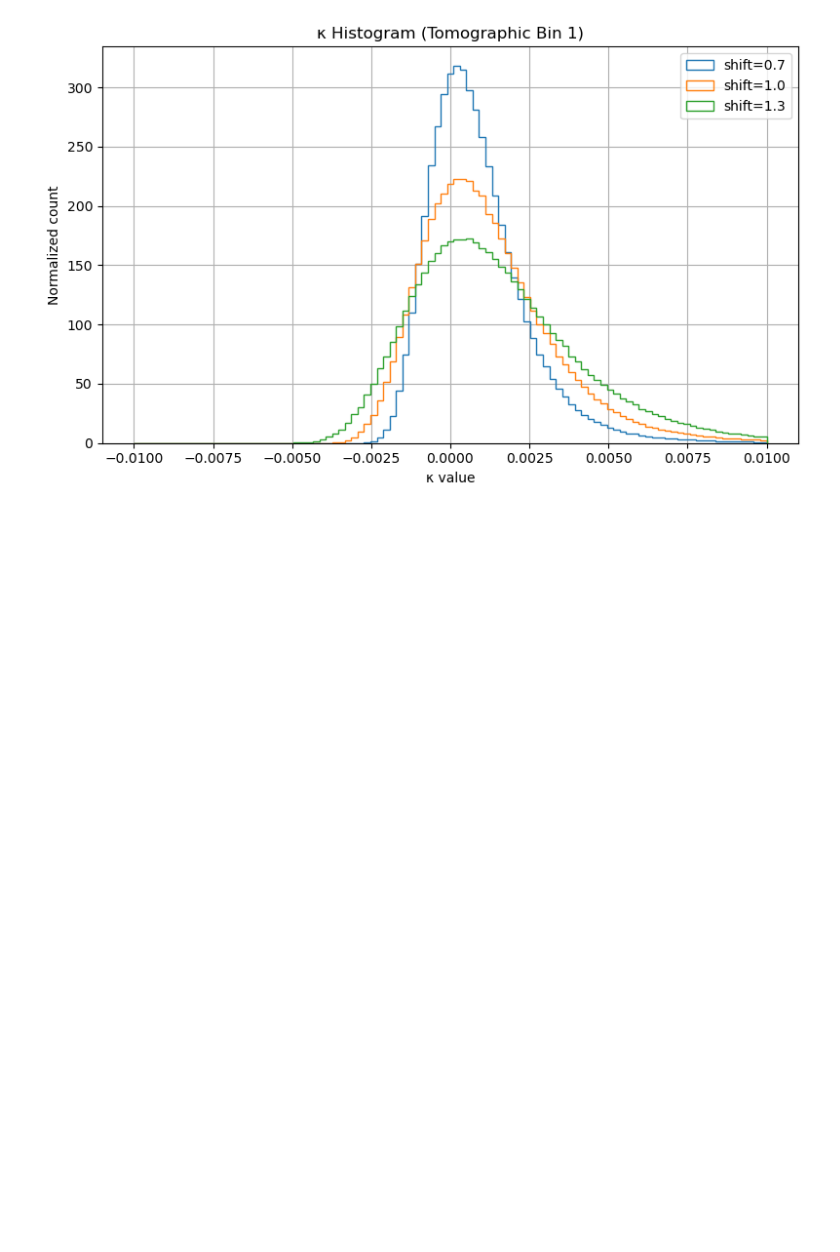
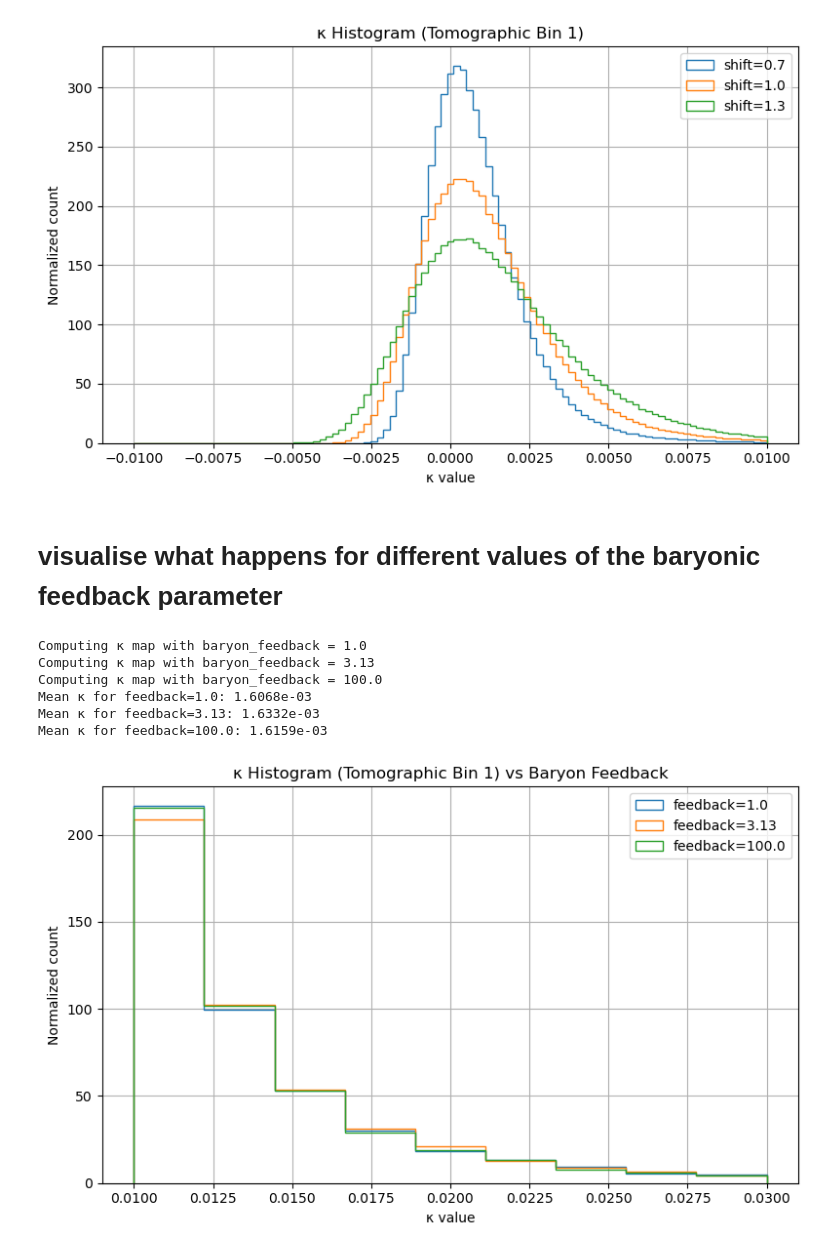
Before and after one commit to pltaylor16/BNTSmooth, a Jupyter notebook: build.ipynb, the cells around one changed output. Saved outputs shown, nothing was run; the diff lists cells and outputs as text; code cells hidden in the pictures; blank space fills up the shorter version.

```diff
--- a/build.ipynb
+++ b/build.ipynb
@@ -184,3 +184,49 @@ Computing κ map with lognormal_shift = 1.3
 0.0012317090760514116
 0.0016348462173618797
 [figure]
+# %% [markdown]
+# visualise what happens for different values of the baryonic feedback parameter
+# %%
+import matplotlib.pyplot as plt
+
+# --- Define baryonic feedback values to compare ---
+feedback_values = [1.0, 3.13, 100.]
+hist_data = []
+
+for feedback in feedback_values:
+    print(f"Computing κ map with baryon_feedback = {feedback}")
+
+    # Set feedback parameter and regenerate matter maps
+    sim.baryon_feedback = feedback
+    matter_maps = sim.generate_matter_fields_from_scratch()
+
+    # Compute kappa maps
+    kappa_maps = sim.compute_kappa_maps(matter_maps)
+
+    # Take the first tomographic bin
+    kappa_bin_0 = kappa_maps[0]
+    hist_data.append(kappa_bin_0)
+
+# --- Plot histograms ---
+plt.figure(figsize=(8, 5))
+bins = np.linspace(0.01, 0.03, 10)  # Adjust as needed
+
+for i, kappa in enumerate(hist_data):
+    print(f"Mean κ for feedback={feedback_values[i]}: {np.mean(kappa):.4e}")
+    plt.hist(kappa, bins=bins, histtype='step', label=f'feedback={feedback_values[i]}', density=True)
+
+plt.xlabel("κ value")
+plt.ylabel("Normalized count")
+plt.title("κ Histogram (Tomographic Bin 1) vs Baryon Feedback")
+plt.legend()
+plt.grid(True)
+plt.tight_layout()
+plt.show()
+# %% [output]
+Computing κ map with baryon_feedback = 1.0
+Computing κ map with baryon_feedback = 3.13
+Computing κ map with baryon_feedback = 100.0
+Mean κ for feedback=1.0: 1.6068e-03
+Mean κ for feedback=3.13: 1.6332e-03
+Mean κ for feedback=100.0: 1.6159e-03
+[figure, added]
```
